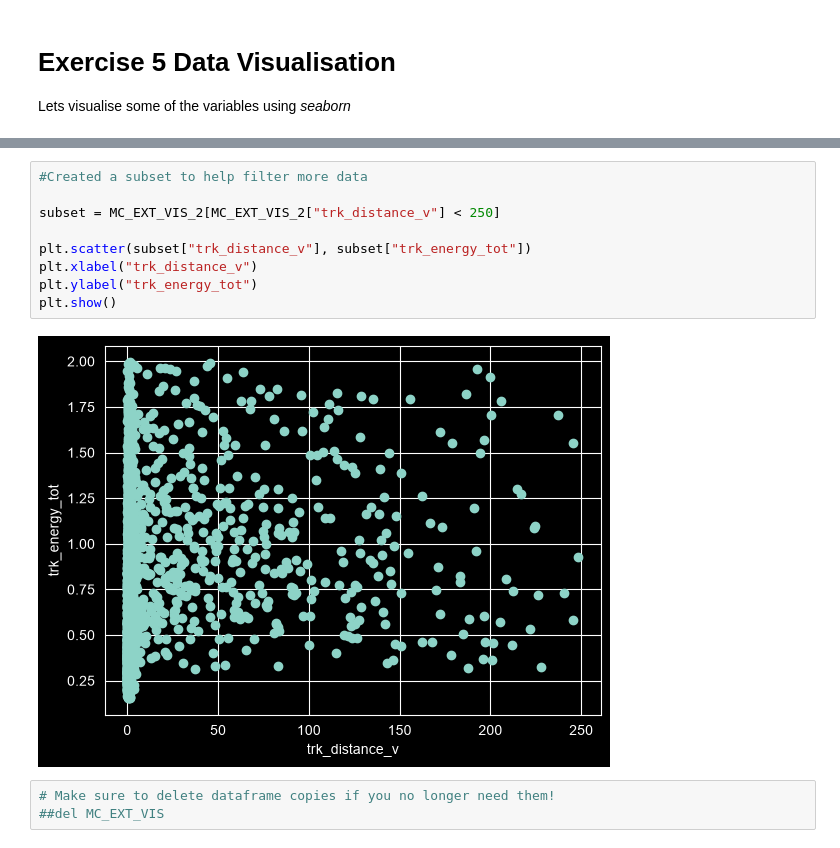
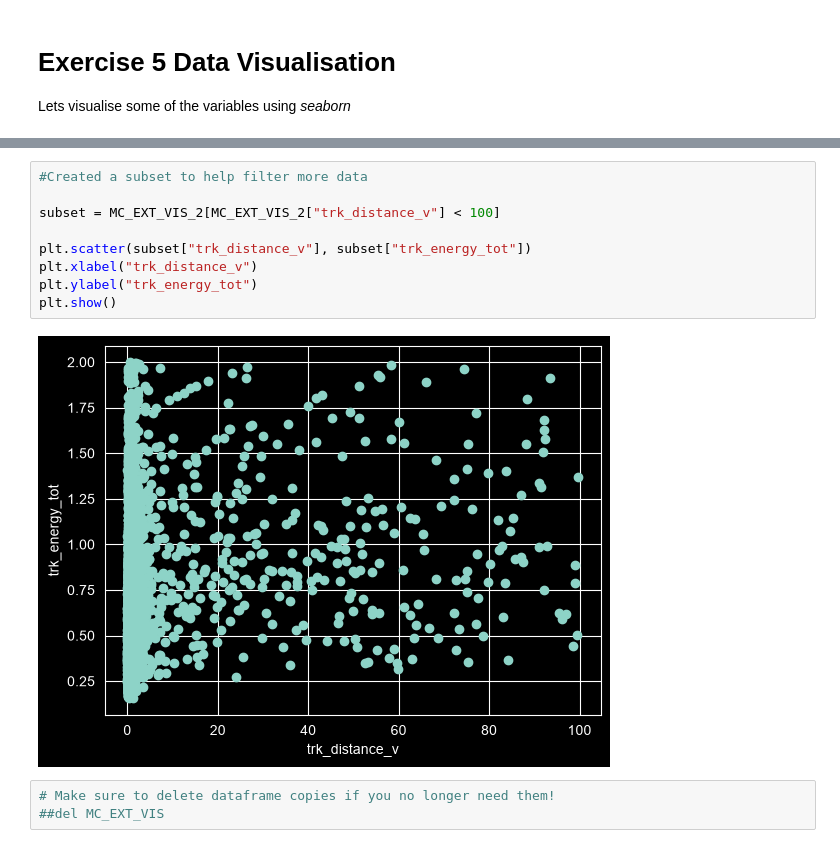
Before and after one commit to harrisonunwin/MicroBooNE_Lab, a Jupyter notebook: MainAnalysis_template.ipynb, the cells around one changed output, grey strips where cells are left out. Saved outputs shown, nothing was run; the diff lists cells and outputs as text.

Commit message:
created a subset of pandas MC_EXT dataframe to visualize trends in data more clearly.

```diff
--- a/MainAnalysis_template.ipynb
+++ b/MainAnalysis_template.ipynb
@@ -200,14 +200,14 @@ for t, l in zip(fig._legend.texts, ptype_no_mu):
 # %%
 #Created a subset to help filter more data
 
-subset = MC_EXT_VIS_2[MC_EXT_VIS_2["trk_distance_v"] < 250]
+subset = MC_EXT_VIS_2[MC_EXT_VIS_2["trk_distance_v"] < 100]
 
 plt.scatter(subset["trk_distance_v"], subset["trk_energy_tot"])
 plt.xlabel("trk_distance_v")
 plt.ylabel("trk_energy_tot")
 plt.show()
 # %% [output]
-[figure, old version]
+[figure, new version]
 # %%
 # Make sure to delete dataframe copies if you no longer need them!
 ##del MC_EXT_VIS
```
Also changed, not shown: parts of 7 cells of this notebook.
